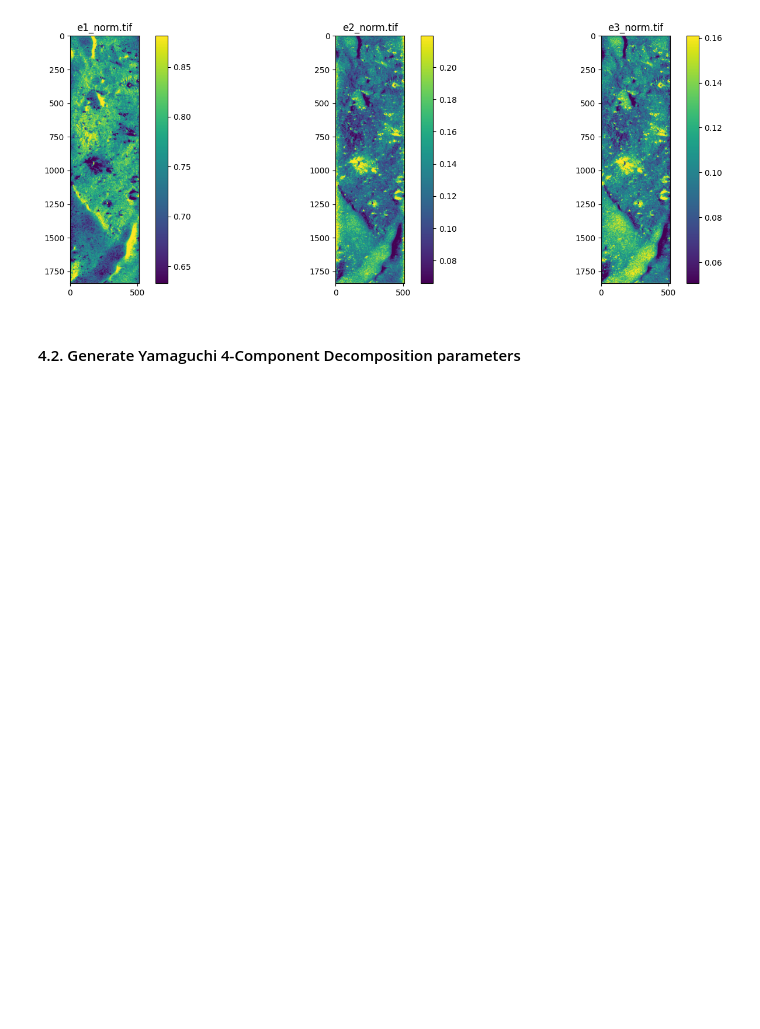
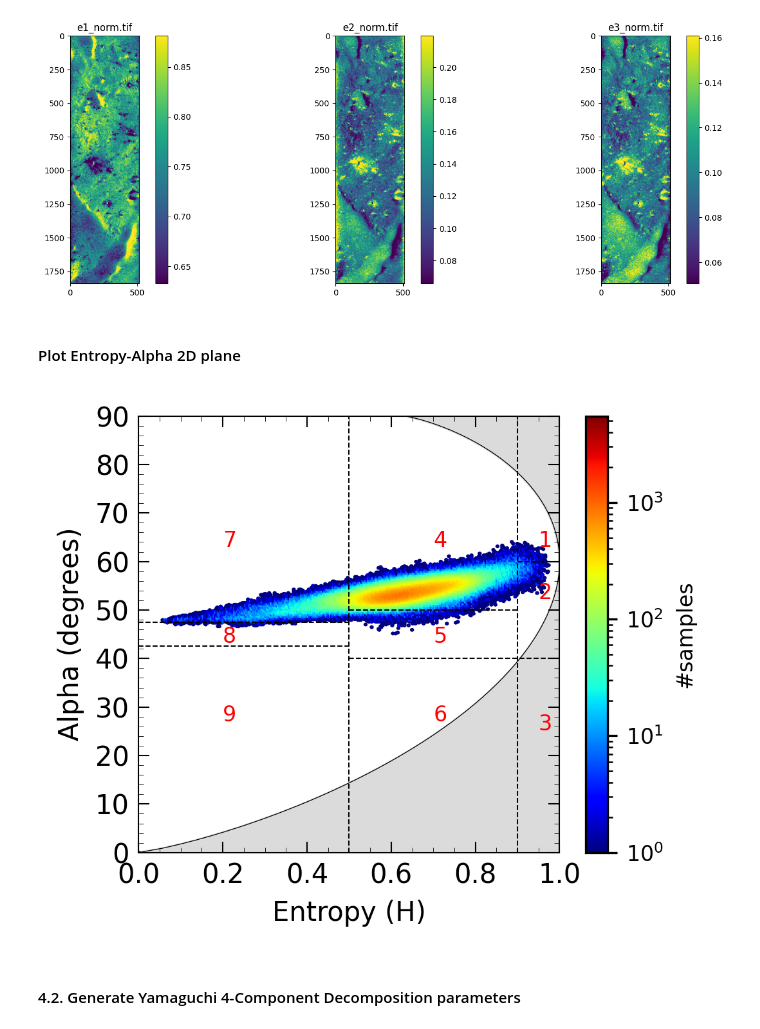
Before and after one commit to polsartools/polsartools-tutorials, a Jupyter notebook: jupyter-notebooks/Chandrayaan_II_DFSAR_FP.ipynb, the cells around one changed output. Cells and saved outputs as stored; diff of their text form; code cells hidden in the pictures; blank space fills up the shorter version.

Commit message:
added H-alpha plot

```diff
--- a/jupyter-notebooks/Chandrayaan_II_DFSAR_FP.ipynb
+++ b/jupyter-notebooks/Chandrayaan_II_DFSAR_FP.ipynb
@@ -180,6 +182,15 @@ Saved file ./ch2_sar_ncxl_20191027t200452317_d_fp_g26_rlee_3x3/C3\e3_norm.tif
 Execution time for halphafp: 3.00 seconds
 [figure]
 [figure]
+# %% [markdown]
+#### Plot Entropy-Alpha 2D plane
+# %%
+h = pst.utils.read_bin(C3Folder + '/H_fp.tif')
+alpha = pst.utils.read_bin(C3Folder + '/alpha_fp.tif')
+
+pst.halpha_plot_fp(h,alpha,cmap='jet',norm='log')
+# %% [output]
+[figure, added]
 # %% [markdown]
 #### 4.2. Generate Yamaguchi 4-Component Decomposition parameters
 # %%
```
Also changed, not shown: parts of 1 cell of this notebook, 1 other file.
